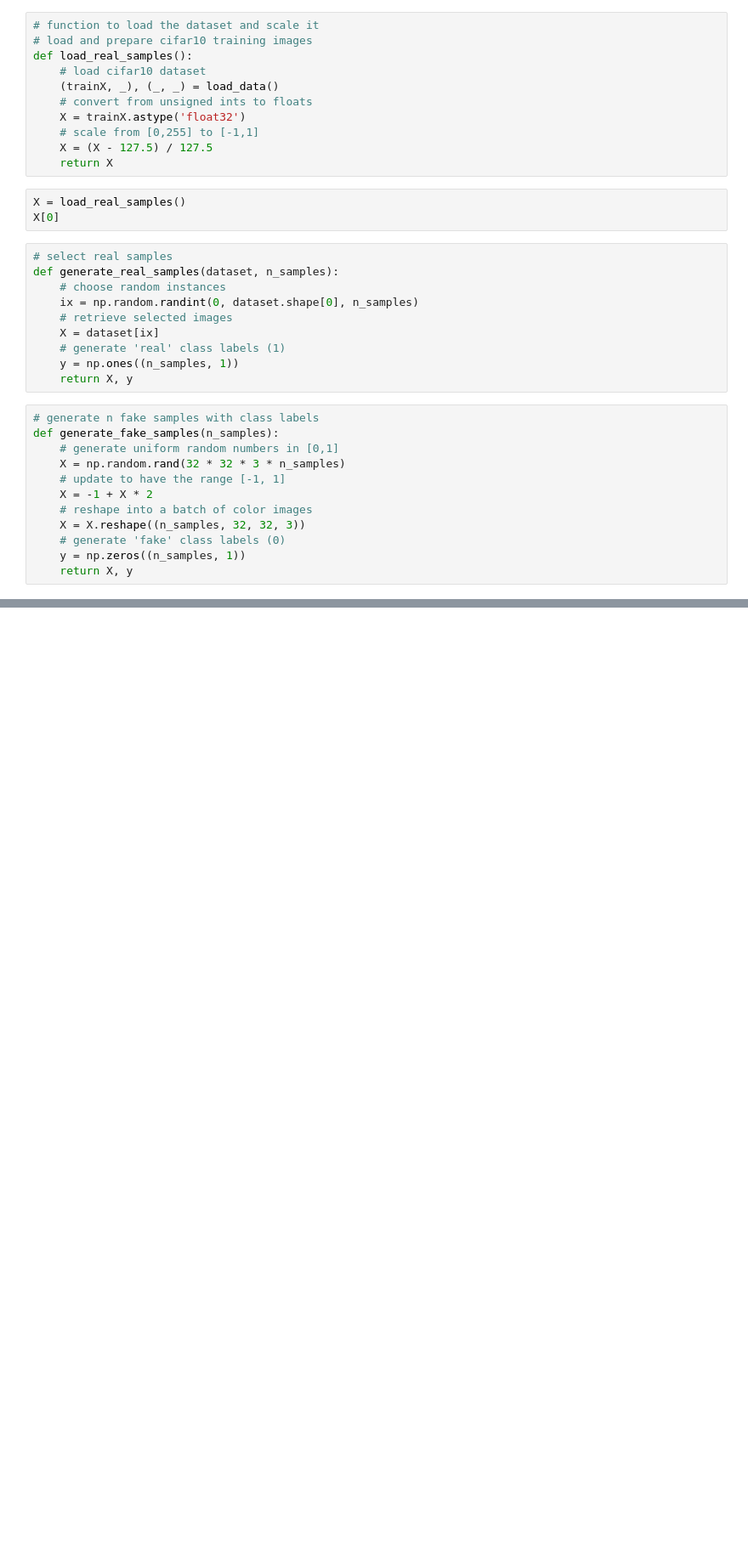
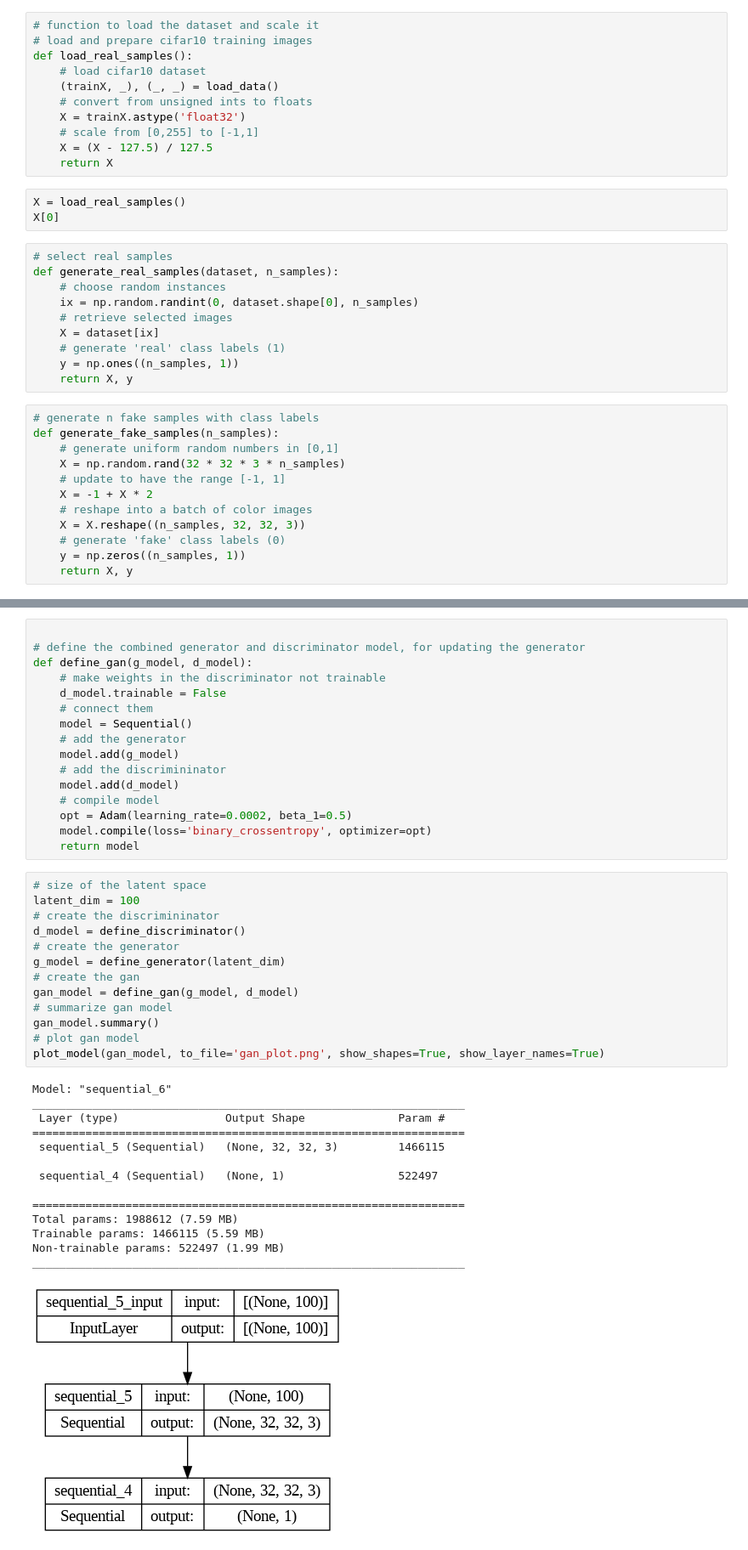
Before and after one commit to saud-iftikhar/playground, a Jupyter notebook: Project.ipynb, the cells around one changed output, grey strips where cells are left out. Shown at 85% size. Saved outputs shown, nothing was run; the diff lists cells and outputs as text; blank space fills up the shorter version.

```diff
--- a/Project.ipynb
+++ b/Project.ipynb
@@ -146,0 +278,44 @@ print(y)
+# %%
+
+# define the combined generator and discriminator model, for updating the generator
+def define_gan(g_model, d_model):
+    # make weights in the discriminator not trainable
+    d_model.trainable = False
+    # connect them
+    model = Sequential()
+    # add the generator
+    model.add(g_model)
+    # add the discrimininator
+    model.add(d_model)
+    # compile model
+    opt = Adam(learning_rate=0.0002, beta_1=0.5)
+    model.compile(loss='binary_crossentropy', optimizer=opt)
+    return model
+# %%
+# size of the latent space
+latent_dim = 100
+# create the discrimininator
+d_model = define_discriminator()
+# create the generator
+g_model = define_generator(latent_dim)
+# create the gan
+gan_model = define_gan(g_model, d_model)
+# summarize gan model
+gan_model.summary()
+# plot gan model
+plot_model(gan_model, to_file='gan_plot.png', show_shapes=True, show_layer_names=True)
+# %% [output]
+Model: "sequential_6"
+_________________________________________________________________
+ Layer (type)                Output Shape              Param #
+=================================================================
+ sequential_5 (Sequential)   (None, 32, 32, 3)         1466115
+
+ sequential_4 (Sequential)   (None, 1)                 522497
+
+=================================================================
+Total params: 1988612 (7.59 MB)
+Trainable params: 1466115 (5.59 MB)
+Non-trainable params: 522497 (1.99 MB)
+_________________________________________________________________
+[figure, added]
```
Also changed, not shown: parts of 15 cells of this notebook.
